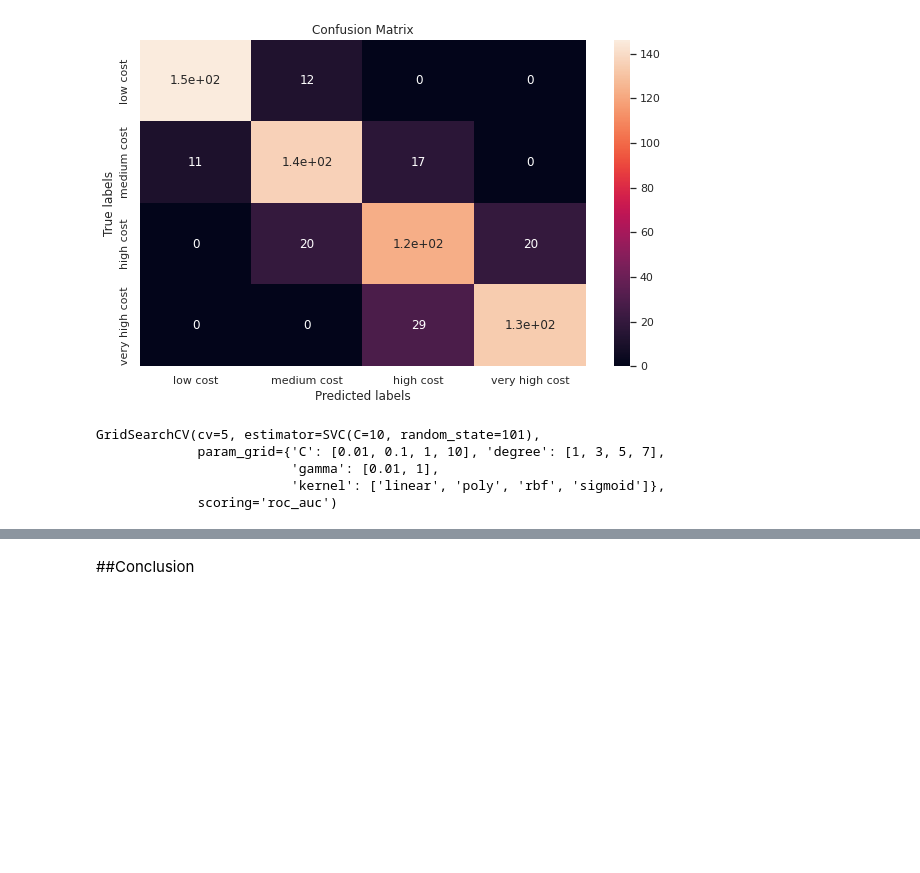
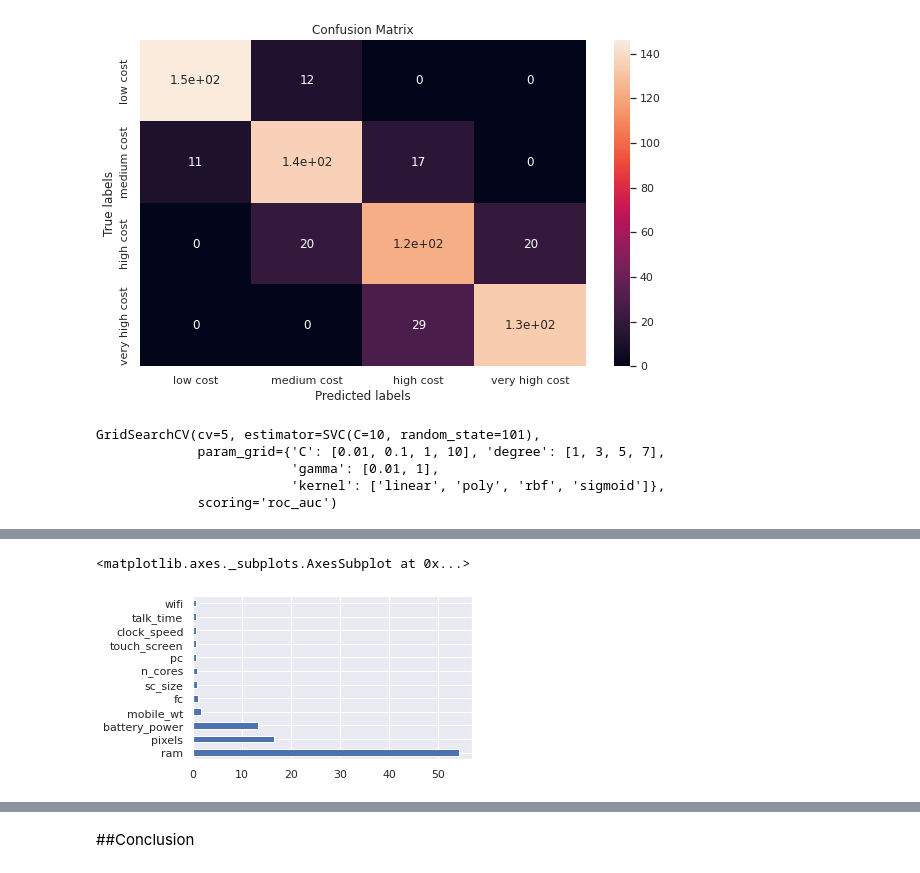
Before and after one commit to SujitbMusale/Mobile-Price-Range-Prediction-classification, a Jupyter notebook: Mobile_Price_Range_Prediction.ipynb, the cells around one changed output, grey strips where cells are left out. Cells and saved outputs as stored; diff of their text form; code cells hidden in the pictures; blank space fills up the shorter version.

```diff
--- a/Mobile_Price_Range_Prediction.ipynb
+++ b/Mobile_Price_Range_Prediction.ipynb
@@ -1251,3 +1266,9 @@ plt.show()
+# %%
+plt.figure(figsize=(5,3))
+pd.Series(abs(svc_optimal.coef_[0])+abs(svc_optimal.coef_[1])+abs(svc_optimal.coef_[2])+abs(svc_optimal.coef_[3]), index=X.columns).nlargest(12).plot(kind='barh')
+# %% [output]
+<matplotlib.axes._subplots.AxesSubplot at 0x...>
+[figure, added]
 # %%
 # Calculate roc_auc score on train set
 pred_prob = svc_optimal.predict_proba(X_test)
```
Also changed, not shown: parts of 13 cells of this notebook.
